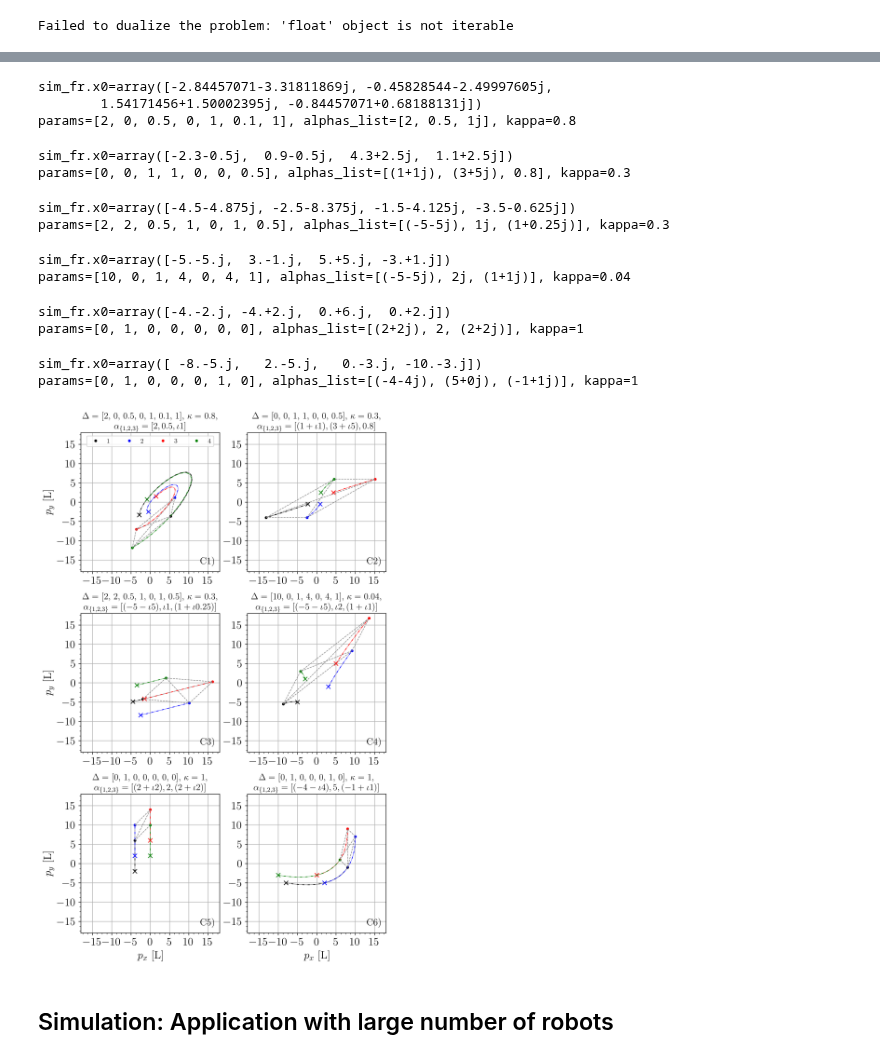
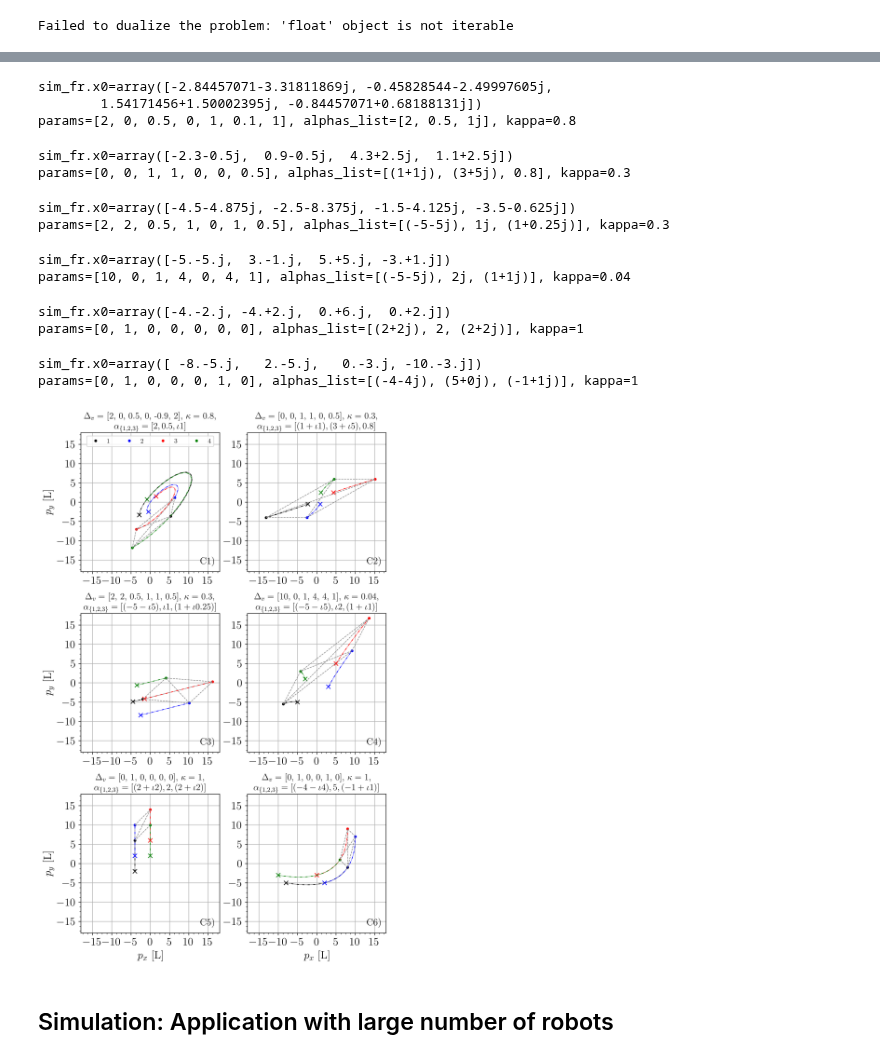
Before and after one commit to Swarm-Systems-Lab/affine-formation-control, a Jupyter notebook: notebooks/paper_simulations.ipynb, the cells around one changed output, grey strips where cells are left out. Cells and saved outputs as stored; diff of their text form; code cells hidden in the pictures.

Commit message:
delta -> delta_v

```diff
--- a/notebooks/paper_simulations.ipynb
+++ b/notebooks/paper_simulations.ipynb
@@ -299,7 +299,9 @@ ax5.text(13, -16, "C5)", fontdict={"size":14}, weight="bold")
 ax6.text(13, -16, "C6)", fontdict={"size":14}, weight="bold")
 
 def gen_title(params_c, kappa, alphas):
-    title = r"$\Delta =$ " + str(params_c) + r", $\kappa =$ " + str(kappa) + ",\n"
+    delta_v = [params_c[0], params_c[1], params_c[2], params_c[3],
+               params_c[5]-params_c[4], params_c[6]+params_c[4]]
+    title = r"$\Delta_v =$ " + str(delta_v) + r", $\kappa =$ " + str(kappa) + ",\n"
 
     # Format the complex numbers in alphas
     alphas_latex = []
@@ -341,34 +343,34 @@ ax5.set_title(title5, fontdict={"size":13})
 ax6.set_title(title6, fontdict={"size":13})
 
 # -------------------------------------------------------------------------------------
 
 # Execute the simulations and extract the plot data -----------------------------------
 plot_case(params_c1, alphas1, ax1, kappa1)
 plot_case(params_c2, alphas2, ax2, kappa2)
 plot_case(params_c3, alphas3, ax3, kappa3)
 plot_case(params_c4, alphas4, ax4, kappa4)
 plot_case(params_c5, alphas5, ax5, kappa5)
 plot_case(params_c6, alphas6, ax6, kappa6)
 
 ax1.legend(ncols=4, fontsize="xx-small", loc="upper center")
 # -------------------------------------------------------------------------------------
 
 plt.show()
 # %% [output]
 sim_fr.x0=array([-2.84457071-3.31811869j, -0.45828544-2.49997605j,
         1.54171456+1.50002395j, -0.84457071+0.68188131j])
 params=[2, 0, 0.5, 0, 1, 0.1, 1], alphas_list=[2, 0.5, 1j], kappa=0.8
 sim_fr.x0=array([-2.3-0.5j,  0.9-0.5j,  4.3+2.5j,  1.1+2.5j])
 params=[0, 0, 1, 1, 0, 0, 0.5], alphas_list=[(1+1j), (3+5j), 0.8], kappa=0.3
 sim_fr.x0=array([-4.5-4.875j, -2.5-8.375j, -1.5-4.125j, -3.5-0.625j])
 params=[2, 2, 0.5, 1, 0, 1, 0.5], alphas_list=[(-5-5j), 1j, (1+0.25j)], kappa=0.3
 sim_fr.x0=array([-5.-5.j,  3.-1.j,  5.+5.j, -3.+1.j])
 params=[10, 0, 1, 4, 0, 4, 1], alphas_list=[(-5-5j), 2j, (1+1j)], kappa=0.04
 sim_fr.x0=array([-4.-2.j, -4.+2.j,  0.+6.j,  0.+2.j])
 params=[0, 1, 0, 0, 0, 0, 0], alphas_list=[(2+2j), 2, (2+2j)], kappa=1
 sim_fr.x0=array([ -8.-5.j,   2.-5.j,   0.-3.j, -10.-3.j])
 params=[0, 1, 0, 0, 0, 1, 0], alphas_list=[(-4-4j), (5+0j), (-1+1j)], kappa=1
-[figure, old version]
+[figure, new version]
 # %% [markdown]
 ## Simulation: Application with large number of robots
 # %%
```
Also changed, not shown: parts of 2 cells of this notebook.
